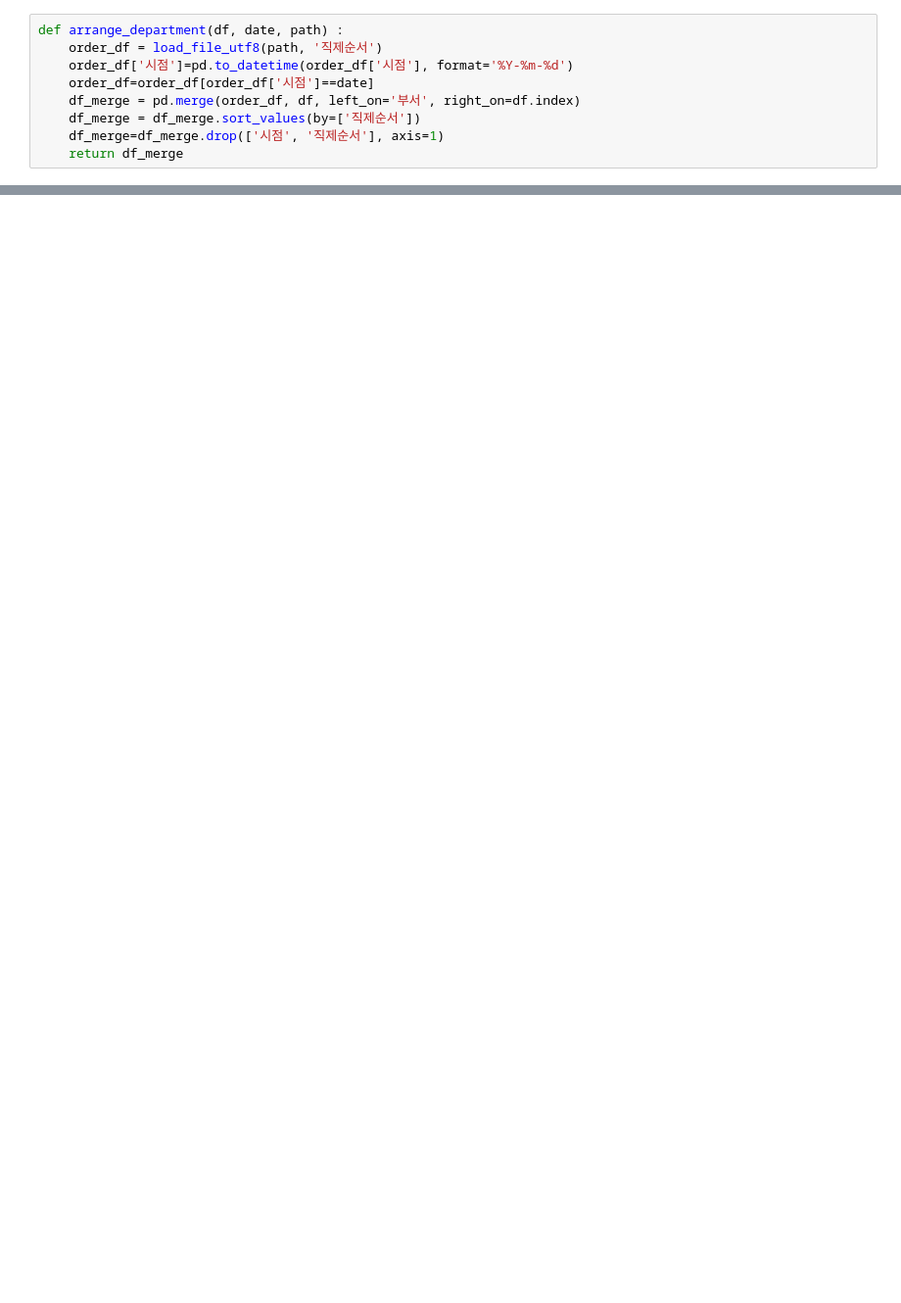
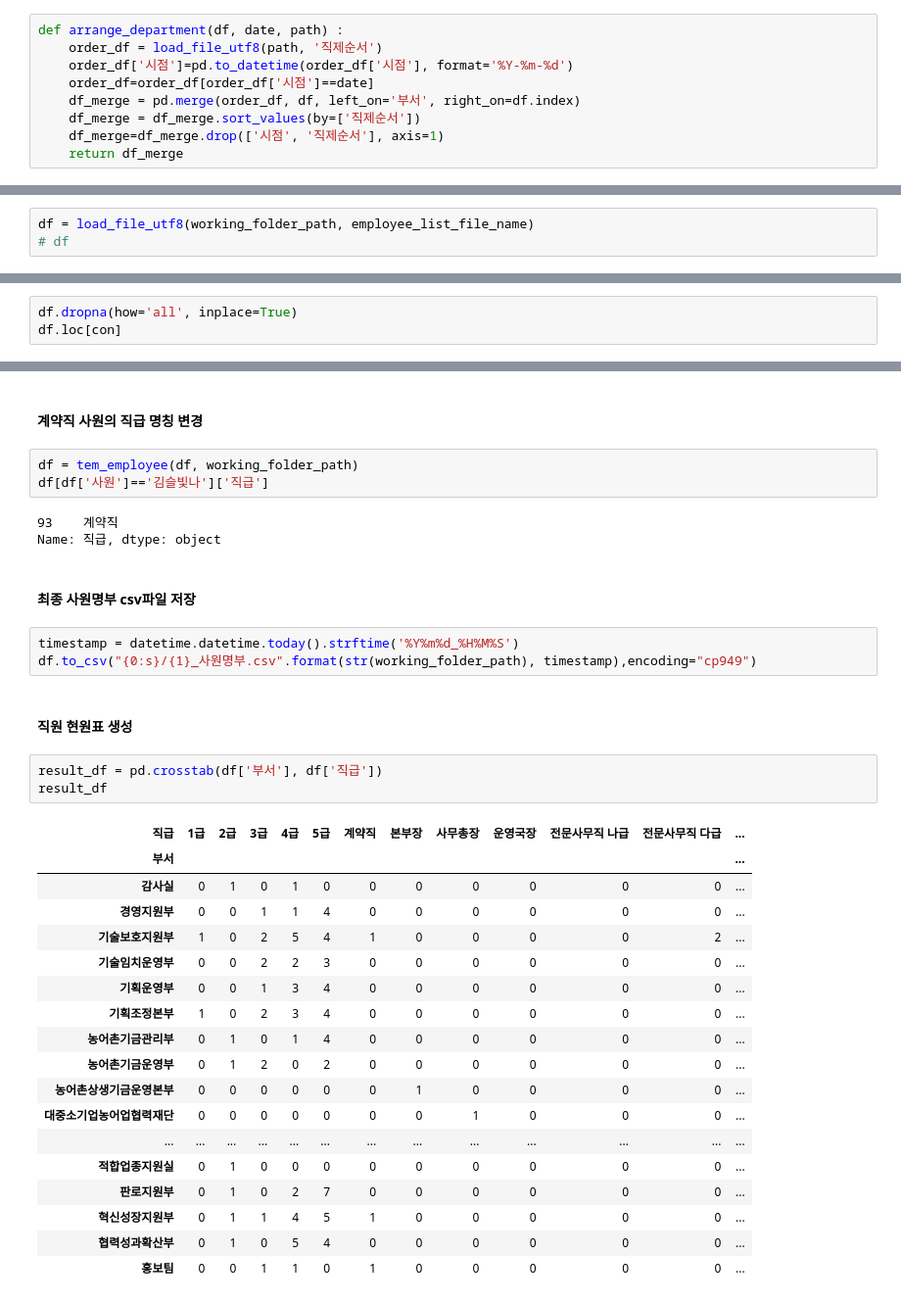
Before and after one commit to ajcltm/InPracticeEmploy, a Jupyter notebook: Number_of_employee.ipynb, the cells around one changed output, grey strips where cells are left out. Shown at 98% size. Saved outputs shown, nothing was run; the diff lists cells and outputs as text; blank space fills up the shorter version.

```diff
--- a/Number_of_employee.ipynb
+++ b/Number_of_employee.ipynb
@@ -100,0 +82,3 @@ def arrange_department(df, date, path) :
+# %%
+df = load_file_utf8(working_folder_path, employee_list_file_name)
+# df
@@ -100,0 +94,3 @@ def arrange_department(df, date, path) :
+# %%
+df.dropna(how='all', inplace=True)
+df.loc[con]
@@ -100,0 +146,37 @@ def arrange_department(df, date, path) :
+# %% [markdown]
+#### 계약직 사원의 직급 명칭 변경
+# %%
+df = tem_employee(df, working_folder_path)
+df[df['사원']=='김슬빛나']['직급']
+# %% [output]
+93    계약직
+Name: 직급, dtype: object
+# %% [markdown]
+#### 최종 사원명부 csv파일 저장
+# %%
+timestamp = datetime.datetime.today().strftime('%Y%m%d_%H%M%S')
+df.to_csv("{0:s}/{1}_사원명부.csv".format(str(working_folder_path), timestamp),encoding="cp949")
+# %% [markdown]
+#### 직원 현원표 생성
+# %%
+result_df = pd.crosstab(df['부서'], df['직급'])
+result_df
+# %% [output]
+| 직급 | 1급 | 2급 | 3급 | 4급 | 5급 | 계약직 | 본부장 | 사무총장 | 운영국장 | 전문사무직 나급 | 전문사무직 다급 | ... |
+| 부서 |  |  |  |  |  |  |  |  |  |  |  | ... |
+| 감사실 | 0 | 1 | 0 | 1 | 0 | 0 | 0 | 0 | 0 | 0 | 0 | ... |
+| 경영지원부 | 0 | 0 | 1 | 1 | 4 | 0 | 0 | 0 | 0 | 0 | 0 | ... |
+| 기술보호지원부 | 1 | 0 | 2 | 5 | 4 | 1 | 0 | 0 | 0 | 0 | 2 | ... |
+| 기술임치운영부 | 0 | 0 | 2 | 2 | 3 | 0 | 0 | 0 | 0 | 0 | 0 | ... |
+| 기획운영부 | 0 | 0 | 1 | 3 | 4 | 0 | 0 | 0 | 0 | 0 | 0 | ... |
+| 기획조정본부 | 1 | 0 | 2 | 3 | 4 | 0 | 0 | 0 | 0 | 0 | 0 | ... |
+| 농어촌기금관리부 | 0 | 1 | 0 | 1 | 4 | 0 | 0 | 0 | 0 | 0 | 0 | ... |
+| 농어촌기금운영부 | 0 | 1 | 2 | 0 | 2 | 0 | 0 | 0 | 0 | 0 | 0 | ... |
+| 농어촌상생기금운영본부 | 0 | 0 | 0 | 0 | 0 | 0 | 1 | 0 | 0 | 0 | 0 | ... |
+| 대중소기업농어업협력재단 | 0 | 0 | 0 | 0 | 0 | 0 | 0 | 1 | 0 | 0 | 0 | ... |
+| ... | ... | ... | ... | ... | ... | ... | ... | ... | ... | ... | ... | ... |
+| 적합업종지원실 | 0 | 1 | 0 | 0 | 0 | 0 | 0 | 0 | 0 | 0 | 0 | ... |
+| 판로지원부 | 0 | 1 | 0 | 2 | 7 | 0 | 0 | 0 | 0 | 0 | 0 | ... |
+| 혁신성장지원부 | 0 | 1 | 1 | 4 | 5 | 1 | 0 | 0 | 0 | 0 | 0 | ... |
+| 협력성과확산부 | 0 | 1 | 0 | 5 | 4 | 0 | 0 | 0 | 0 | 0 | 0 | ... |
+| 홍보팀 | 0 | 0 | 1 | 1 | 0 | 1 | 0 | 0 | 0 | 0 | 0 | ... |
```
Also changed, not shown: parts of 41 cells of this notebook, 5 other files.
